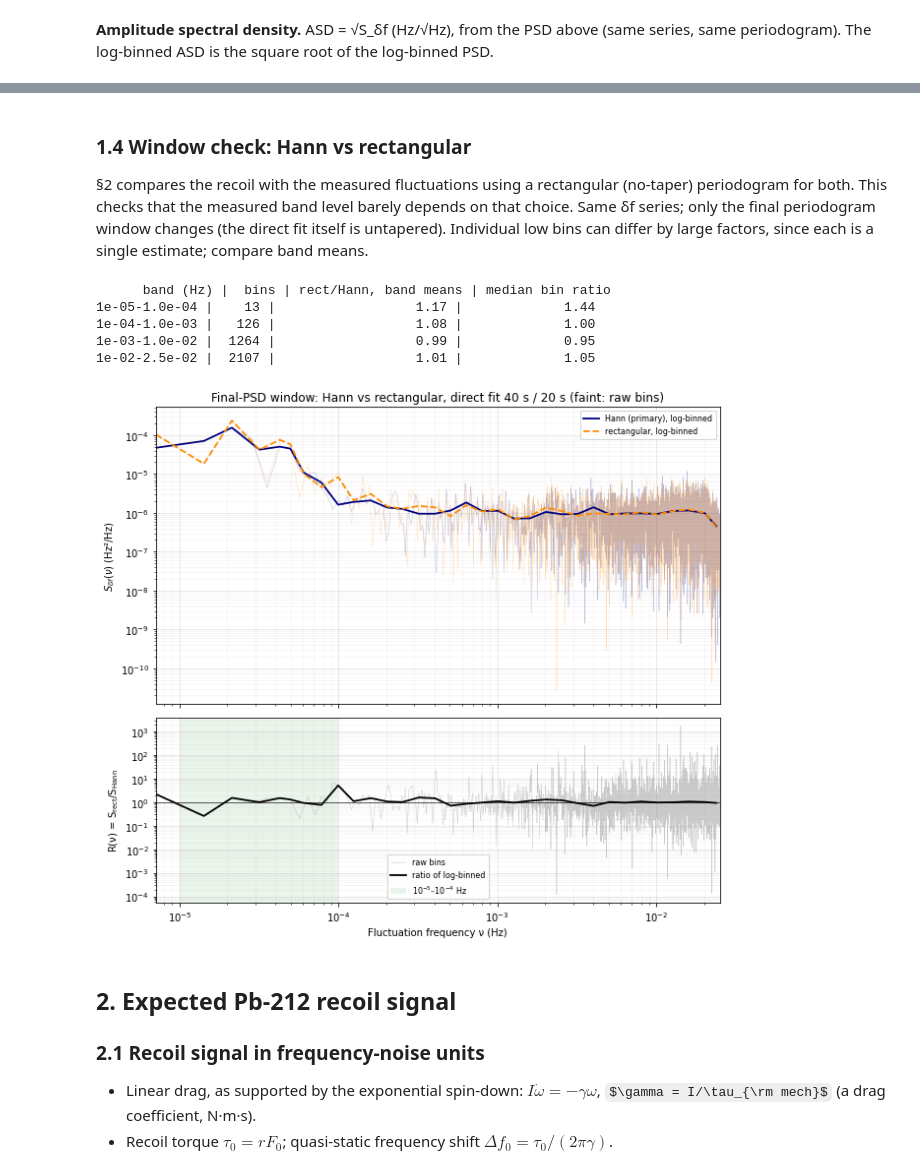
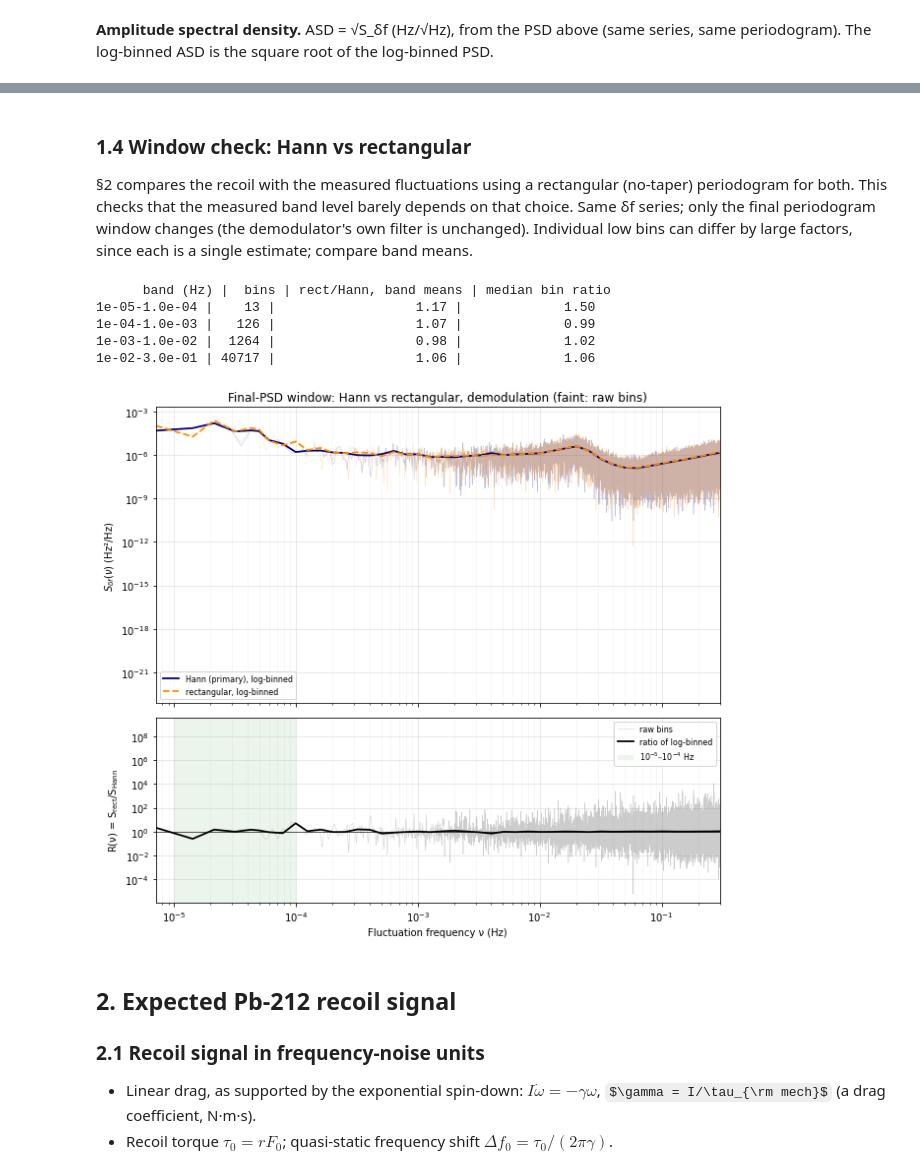
Before and after one commit to Moore-Lab/Decay-Sail, a Jupyter notebook: analysis/noise_budget_20260911_clean.ipynb, the cells around one changed output, grey strips where cells are left out. Saved outputs shown, nothing was run; the diff lists cells and outputs as text; code cells hidden in the pictures; some formulas as TeX source.

```diff
--- a/analysis/noise_budget_20260911_clean.ipynb
+++ b/analysis/noise_budget_20260911_clean.ipynb
@@ -15,8 +15,7 @@ fit, direct-fit window length: §1.3–§1.6) are in `noise_budget_20260911.ipyn
 # %%
 import os, numpy as np, h5py
 import matplotlib.pyplot as plt
-from scipy.signal import decimate, periodogram
-from scipy.optimize import minimize_scalar
+from scipy.signal import decimate, periodogram, welch, firwin, kaiserord, oaconvolve
 
 # ---------------- run-specific parameters: edit only this cell for another run ----------------
 DATA     = os.path.expanduser('~/Library/CloudStorage/Dropbox/Microspheres/TFINER/data')
@@ -30,7 +29,9 @@ DIVISOR  = 2                # rotor frequency = LES line / DIVISOR (two wings)
 BAND     = (0.85, 1.10)     # search band, as fractions of the current line estimate
 DECIM    = (8, 8)           # FIR decimation stages (1024 Hz -> 16 Hz)
 WIN_BASE, STEP_BASE = 150.0, 60.0   # base tracker, s (self-tracking; guides the primary)
-WIN_P,    STEP_P    = 40.0, 20.0    # primary estimator (direct fit), s -- current working window
+FC_LP, TW_LP, ATT_LP = 0.45, 0.30, 80   # demodulator low-pass: -6 dB cutoff (Hz), transition width (Hz), stopband (dB)
+DEC_OUT  = 8                # demodulator output decimation: 16 Hz -> 2 Hz
+WELCH_PI_H = 8.1            # h, Welch segment of the PI-convention ASD
 
 I_TOTAL  = 1.1e-11          # kg m^2, from the weighed 7 mg assembly (±10%)
 TAU_S    = 79.8*60          # s, mechanical spin-down time constant
@@ -312,40 +350,40 @@ ASD (log-binned) at 10 mHz: 9.69e-04 Hz/√Hz
 
 §2 compares the recoil with the measured fluctuations using a rectangular (no-taper) periodogram for
 both. This checks that the measured band level barely depends on that choice. Same δf series; only the
-final periodogram window changes (the direct fit itself is untapered). Individual low bins can
+final periodogram window changes (the demodulator's own filter is unchanged). Individual low bins can
 differ by large factors, since each is a single estimate; compare band means.
 # %%
 _, S_df_rect = periodogram(delta_f, fs=fs_p, window='boxcar', detrend=False)
 _, S_lb_rect, _ = log_bin(nu_p, S_df_rect)
 R_win = S_df_rect/np.where(S_df > 0, S_df, np.nan)
 
 print(f"{'band (Hz)':>15} | {'bins':>5} | {'rect/Hann, band means':>21} | {'median bin ratio':>16}")
-for lo, hi in ((1e-5, 1e-4), (1e-4, 1e-3), (1e-3, 1e-2), (1e-2, fs_p/2)):
+for lo, hi in ((1e-5, 1e-4), (1e-4, 1e-3), (1e-3, 1e-2), (1e-2, NU_EDGE)):
     b = band(nu_p, lo, hi)
     print(f'{lo:.0e}-{hi:.1e} | {b.sum():5d} | {S_df_rect[b].mean()/S_df[b].mean():21.2f} | {np.median(R_win[b]):16.2f}')
 
 fig, ax = plt.subplots(2, 1, figsize=(9, 8), sharex=True, gridspec_kw=dict(height_ratios=[1.6, 1]))
 ax[0].loglog(nu_p[1:], S_df[1:], color='navy', lw=0.5, alpha=0.25)
 ax[0].loglog(nu_p[1:], S_df_rect[1:], color='darkorange', lw=0.5, alpha=0.25)
 ax[0].loglog(nu_lb, S_lb, color='navy', lw=1.8, label='Hann (primary), log-binned')
 ax[0].loglog(nu_lb, S_lb_rect, color='darkorange', lw=1.8, ls='--', label='rectangular, log-binned')
 ax[0].set_ylabel('$S_{\\delta f}(\\nu)$ (Hz²/Hz)'); ax[0].legend(fontsize=8)
-ax[0].set_title(f'Final-PSD window: Hann vs rectangular, direct fit {WIN_P:.0f} s / {STEP_P:.0f} s (faint: raw bins)')
+ax[0].set_title('Final-PSD window: Hann vs rectangular, demodulation (faint: raw bins)')
 ax[1].loglog(nu_p[1:], R_win[1:], color='gray', lw=0.5, alpha=0.4, label='raw bins')
 ax[1].loglog(nu_lb, S_lb_rect/S_lb, color='k', lw=1.8, label='ratio of log-binned')
 ax[1].axhline(1, color='k', lw=0.6)
 ax[1].axvspan(1e-5, 1e-4, color='green', alpha=0.08, lw=0, label='10$^{-5}$–10$^{-4}$ Hz')
 ax[1].set_ylabel('R(ν) = S$_{\\rm rect}$/S$_{\\rm Hann}$'); ax[1].set_xlabel('Fluctuation frequency ν (Hz)')
 ax[1].legend(fontsize=8)
-for a in ax: a.grid(which='major', alpha=0.35); a.grid(which='minor', alpha=0.12); a.set_xlim(nu_p[1], fs_p/2)
+for a in ax: a.grid(which='major', alpha=0.35); a.grid(which='minor', alpha=0.12); a.set_xlim(nu_p[1], NU_EDGE)
 plt.tight_layout(); plt.show()
 # %% [output]
       band (Hz) |  bins | rect/Hann, band means | median bin ratio
-1e-05-1.0e-04 |    13 |                  1.17 |             1.44
-1e-04-1.0e-03 |   126 |                  1.08 |             1.00
-1e-03-1.0e-02 |  1264 |                  0.99 |             0.95
-1e-02-2.5e-02 |  2107 |                  1.01 |             1.05
+1e-05-1.0e-04 |    13 |                  1.17 |             1.50
+1e-04-1.0e-03 |   126 |                  1.07 |             0.99
+1e-03-1.0e-02 |  1264 |                  0.98 |             1.02
+1e-02-3.0e-01 | 40717 |                  1.06 |             1.06
-[figure, old version]
+[figure, new version]
 # %% [markdown]
 ## 2. Expected Pb-212 recoil signal
 
```
Also changed, not shown: parts of 13 cells of this notebook.
